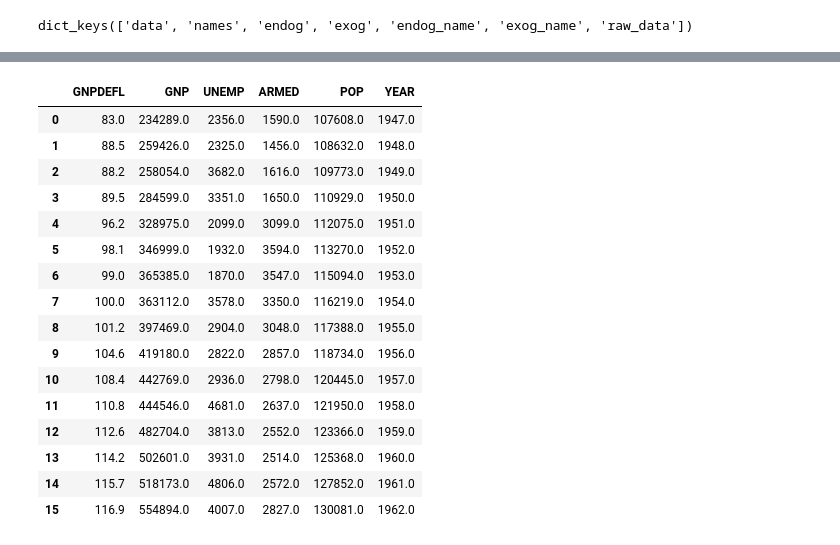
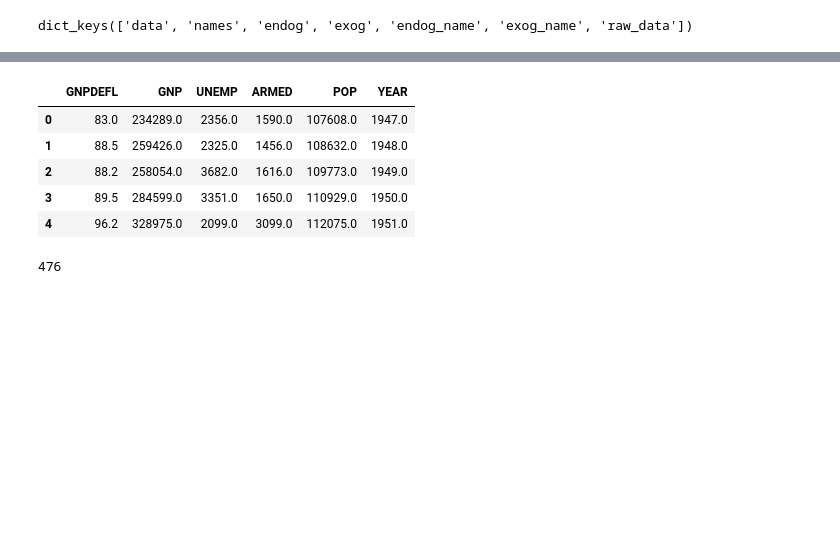
Before and after one commit to observer012/courses, a Jupyter notebook: Основы статистики(Stepik)/Основы статистики.ipynb, the cells around one changed output, grey strips where cells are left out. Drawn from its saved outputs; the diff is of its cells as text; code cells hidden in the pictures; blank space fills up the shorter version.

```diff
--- a/Основы статистики(Stepik)/Основы статистики.ipynb
+++ b/Основы статистики(Stepik)/Основы статистики.ipynb
@@ -642,21 +632,14 @@ data_st['endog']
 Name: TOTEMP, dtype: float64
 # %%
-data_st['exog']
+data_st['exog'].head()
 # %% [output]
 |  | GNPDEFL | GNP | UNEMP | ARMED | POP | YEAR |
 | 0 | 83.0 | 234289.0 | 2356.0 | 1590.0 | 107608.0 | 1947.0 |
 | 1 | 88.5 | 259426.0 | 2325.0 | 1456.0 | 108632.0 | 1948.0 |
 | 2 | 88.2 | 258054.0 | 3682.0 | 1616.0 | 109773.0 | 1949.0 |
 | 3 | 89.5 | 284599.0 | 3351.0 | 1650.0 | 110929.0 | 1950.0 |
 | 4 | 96.2 | 328975.0 | 2099.0 | 3099.0 | 112075.0 | 1951.0 |
-| 5 | 98.1 | 346999.0 | 1932.0 | 3594.0 | 113270.0 | 1952.0 |
-| 6 | 99.0 | 365385.0 | 1870.0 | 3547.0 | 115094.0 | 1953.0 |
-| 7 | 100.0 | 363112.0 | 3578.0 | 3350.0 | 116219.0 | 1954.0 |
-| 8 | 101.2 | 397469.0 | 2904.0 | 3048.0 | 117388.0 | 1955.0 |
-| 9 | 104.6 | 419180.0 | 2822.0 | 2857.0 | 118734.0 | 1956.0 |
-| 10 | 108.4 | 442769.0 | 2936.0 | 2798.0 | 120445.0 | 1957.0 |
-| 11 | 110.8 | 444546.0 | 4681.0 | 2637.0 | 121950.0 | 1958.0 |
-| 12 | 112.6 | 482704.0 | 3813.0 | 2552.0 | 123366.0 | 1959.0 |
-| 13 | 114.2 | 502601.0 | 3931.0 | 2514.0 | 125368.0 | 1960.0 |
-| 14 | 115.7 | 518173.0 | 4806.0 | 2572.0 | 127852.0 | 1961.0 |
-| 15 | 116.9 | 554894.0 | 4007.0 | 2827.0 | 130081.0 | 1962.0 |
+# %%
+(317 + 207) - 48
+# %% [output]
+476
```
Also changed, not shown: parts of 50 cells of this notebook, 1 other file.
